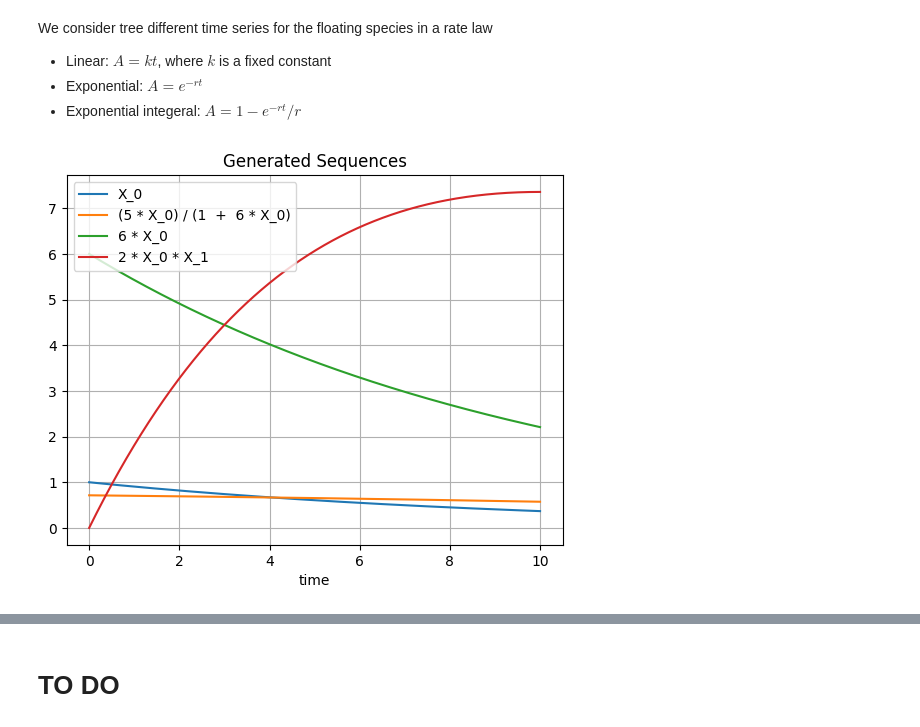
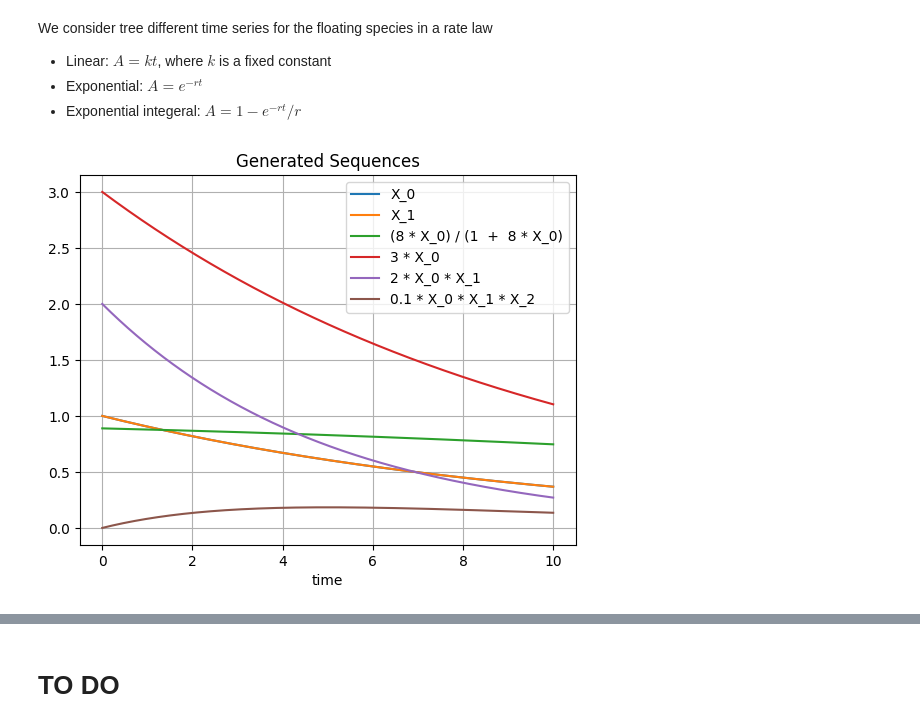
Before and after one commit to ModelEngineering/autoencodersb, a Jupyter notebook: notebooks/evaluating_autoencoders.ipynb, the cells around one changed output, grey strips where cells are left out. Saved outputs shown, nothing was run; the diff lists cells and outputs as text; code cells hidden in the pictures.

```diff
--- a/notebooks/evaluating_autoencoders.ipynb
+++ b/notebooks/evaluating_autoencoders.ipynb
@@ -42,18 +44,20 @@ We consider tree different time series for the floating species in a rate law
 # %%
 polynomial_collection = PolynomialCollection.make(
         is_mm_term=True,
-        is_first_order_term=True,
-        is_second_order_term=True,
-        is_third_order_term=False)
+        is_first_order_term=3,
+        is_second_order_term=2,
+        is_third_order_term=0.1)
 num_point = 2000
 end_time = 10
-GENERATOR = DataGenerator(polynomial_collection=polynomial_collection,
+GENERATOR_TRAIN = DataGenerator(polynomial_collection=polynomial_collection,
         num_sample=num_point)
-sequences = [Sequence(num_point=num_point, end_time=end_time, rate=0.1, seq_type=cn.SEQ_EXPONENTIAL),
+SEQUENCES = [Sequence(num_point=num_point, end_time=end_time, rate=0.1, seq_type=cn.SEQ_EXPONENTIAL),
+             Sequence(num_point=num_point, end_time=end_time, rate=0.1, seq_type=cn.SEQ_EXPONENTIAL),
              Sequence(num_point=num_point, end_time=end_time, seq_type=cn.SEQ_LINEAR)]
-GENERATOR.specifySequences(sequences=sequences)
-DATA_DL = GENERATOR.generate()
-GENERATOR.plotGeneratedData(x_column="X_1")
-DATA_DF = GENERATOR.data_df
+GENERATOR_TRAIN.specifySequences(sequences=SEQUENCES)
+GENERATOR_TRAIN.generate()
+GENERATOR_TRAIN.plotGeneratedData(x_column="X_2")
+TRAIN_DF = GENERATOR_TRAIN.data_df
+TRAIN_DL = GENERATOR_TRAIN.data_dl
 # %% [output]
-[figure, old version]
+[figure, new version]
```
Also changed, not shown: parts of 6 cells of this notebook, 9 other files.
